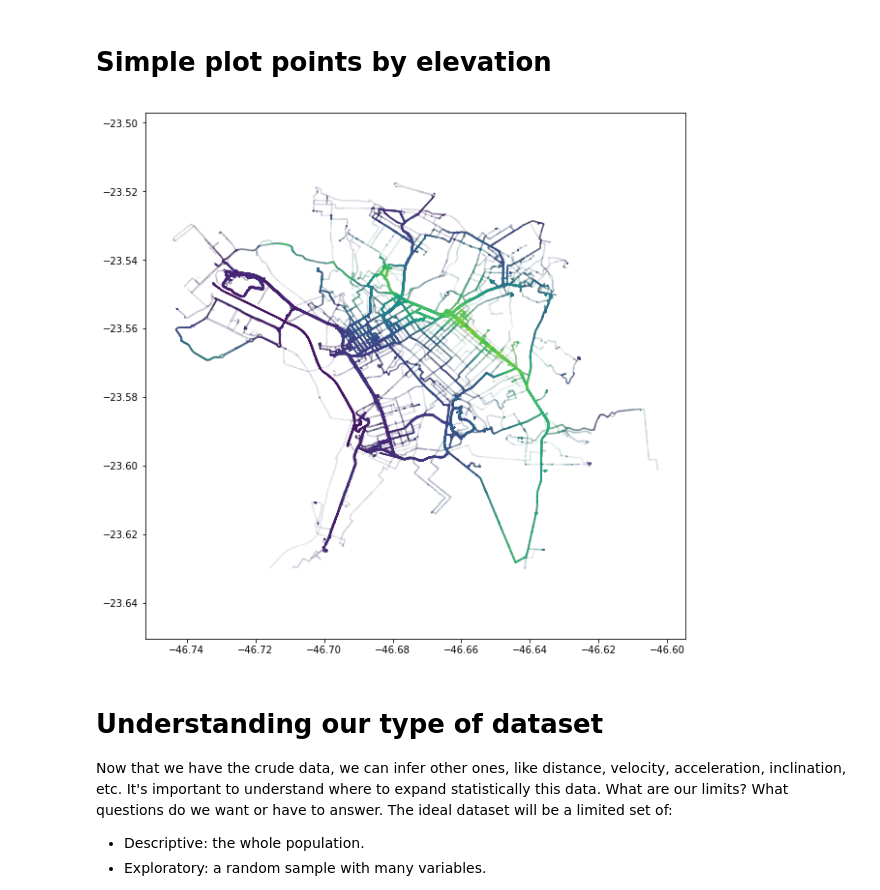
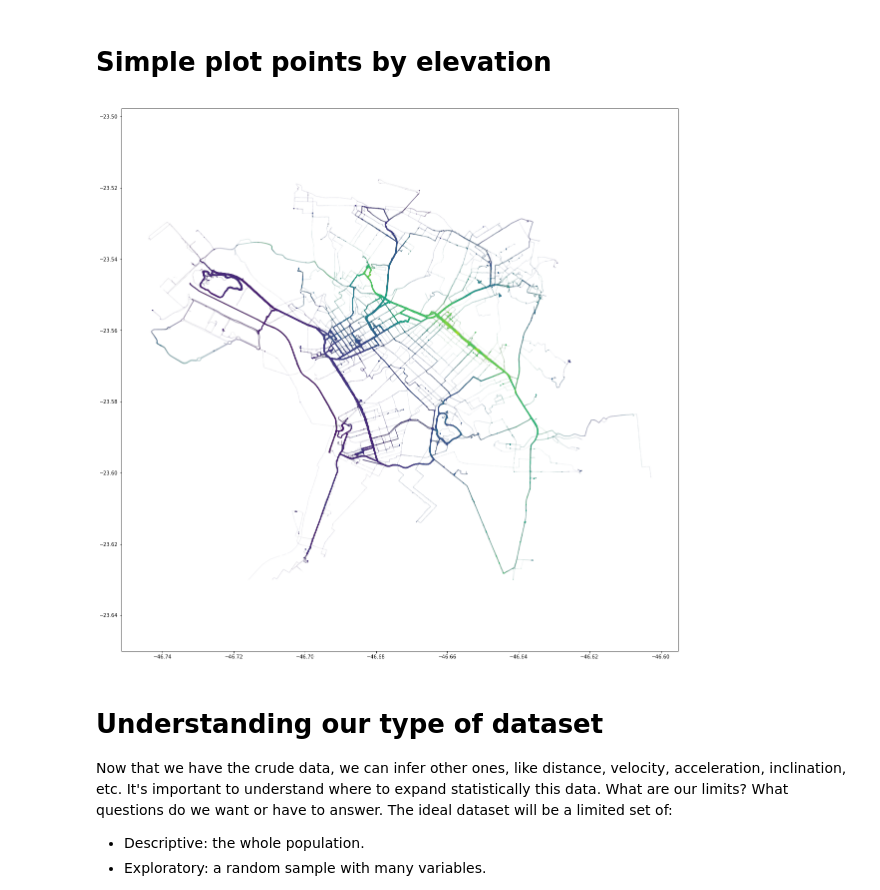
Before and after one commit to sztelzer/Bike-Riding-Analysis, a Jupyter notebook: Bike rides GPS data analysis.ipynb, the cells around one changed output. Drawn from its saved outputs; the diff is of its cells as text; code cells hidden in the pictures.

```diff
--- a/Bike rides GPS data analysis.ipynb
+++ b/Bike rides GPS data analysis.ipynb
@@ -123,7 +126,9 @@ data2 = interpret_gpx("/Users/esse/activ/marcos_paulo", 1)
 # %%
 data1 = load_gpx("0.pkl")
 data2 = load_gpx("1.pkl")
-data = data1.append(data2)
+data = data1.append(data2, ignore_index=True)
 print(data.shape)
-print(data.columns)
+print(data.head())
+print(data.tail())
+print(data.dtypes)
 # %% [output]
@@ -136,20 +154,20 @@ Index(['elevation', 'id_point', 'id_ride', 'id_rider', 'latitude', 'longitude',
 # %%
 # segment to sao paulo area
 seg = data
 seg = seg[seg.latitude > -23.63] #east boundary
 seg = seg[seg.latitude < -23.50] #west boundary
 seg = seg[seg.longitude > -46.76] #north boundary
 seg = seg[seg.longitude < -46.60] #south boundary
 
-plt.figure(figsize=(10,10))
+plt.figure(figsize=(20,20))
 z = seg.elevation / max(seg.elevation) * 255
 plt.scatter(seg.longitude, seg.latitude, 1, c=z[:,], alpha=0.01)
 plt.axis('equal')
 plt.show()
 # plt.savefig('elevations600.png', dpi=600, transparent=True)
 # plt.savefig('elevations600.eps', dpi=600, transparent=True)
 # %% [output]
-[figure, old version]
+[figure, new version]
 # %% [markdown]
 # Understanding our type of dataset
 Now that we have the crude data, we can infer other ones, like distance, velocity, acceleration, inclination, etc.
```
Also changed, not shown: parts of 7 cells of this notebook, 1 other file.
